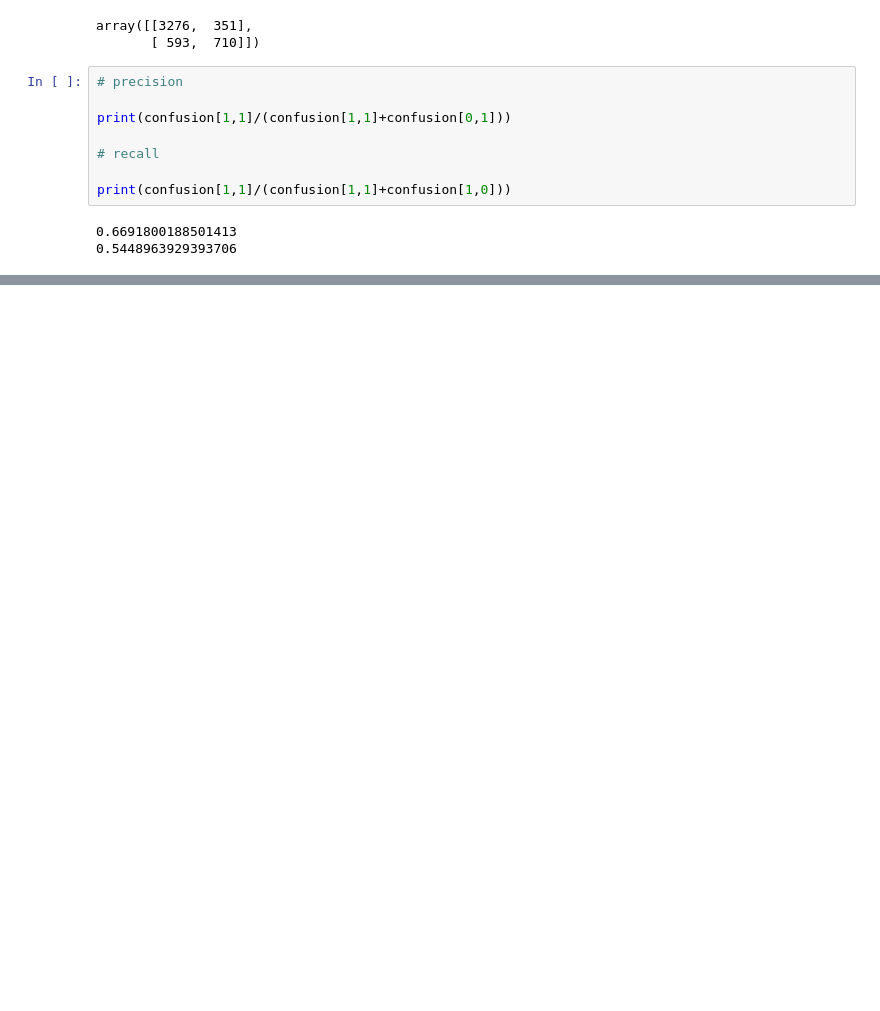
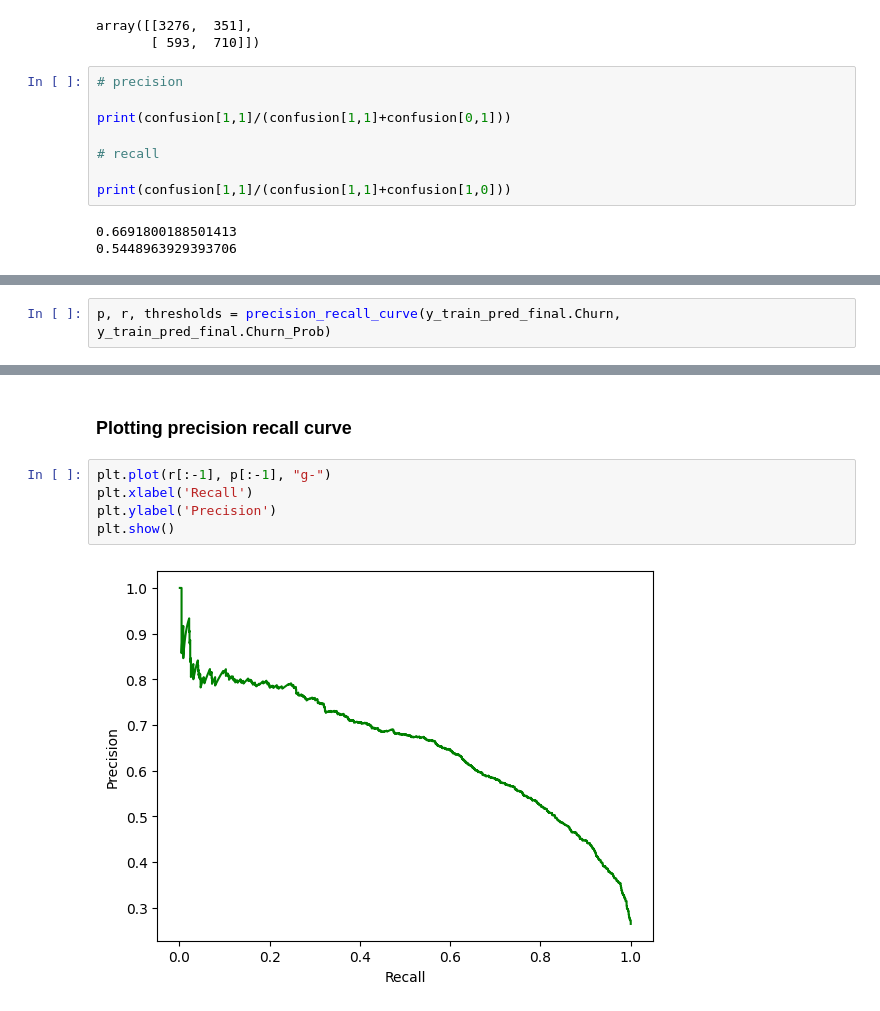
Before and after one commit to asa1997/CarPricePrediction, a Jupyter notebook: Telecom_Customer_Churn/Telecom_CustomerChurn.ipynb, the cells around one changed output, grey strips where cells are left out. Saved outputs shown, nothing was run; the diff lists cells and outputs as text; blank space fills up the shorter version.

```diff
--- a/Telecom_Customer_Churn/Telecom_CustomerChurn.ipynb
+++ b/Telecom_Customer_Churn/Telecom_CustomerChurn.ipynb
@@ -1043,0 +1064,2 @@ print(recall_score(y_train_pred_final.Churn, y_train_pred_final.predicted))
+# %%
+p, r, thresholds = precision_recall_curve(y_train_pred_final.Churn, y_train_pred_final.Churn_Prob)
@@ -1043,0 +1080,9 @@ print(recall_score(y_train_pred_final.Churn, y_train_pred_final.predicted))
+# %% [markdown]
+### Plotting precision recall curve
+# %%
+plt.plot(r[:-1], p[:-1], "g-")
+plt.xlabel('Recall')
+plt.ylabel('Precision')
+plt.show()
+# %% [output]
+[figure, added]
```
Also changed, not shown: parts of 8 cells of this notebook.
